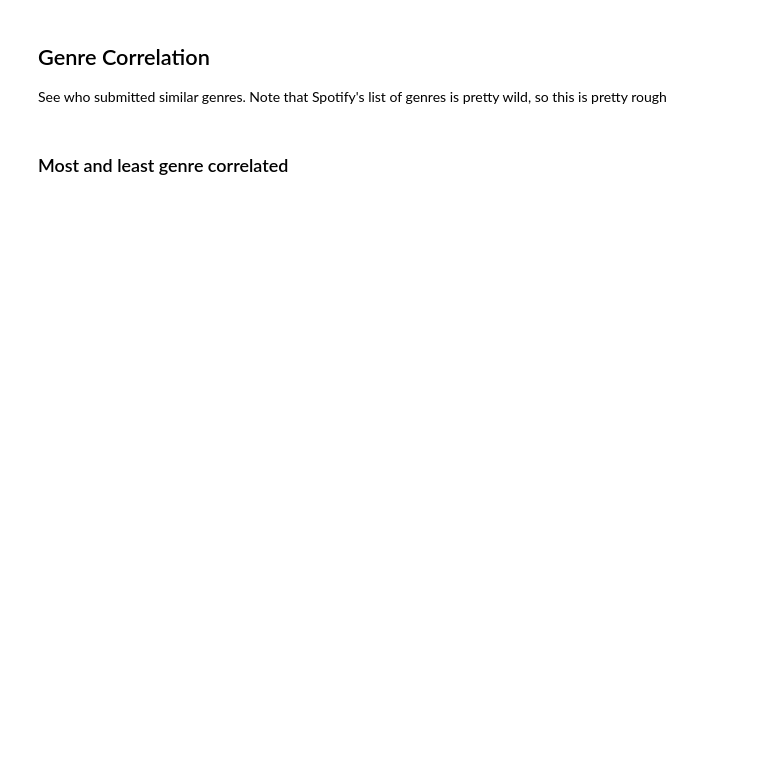
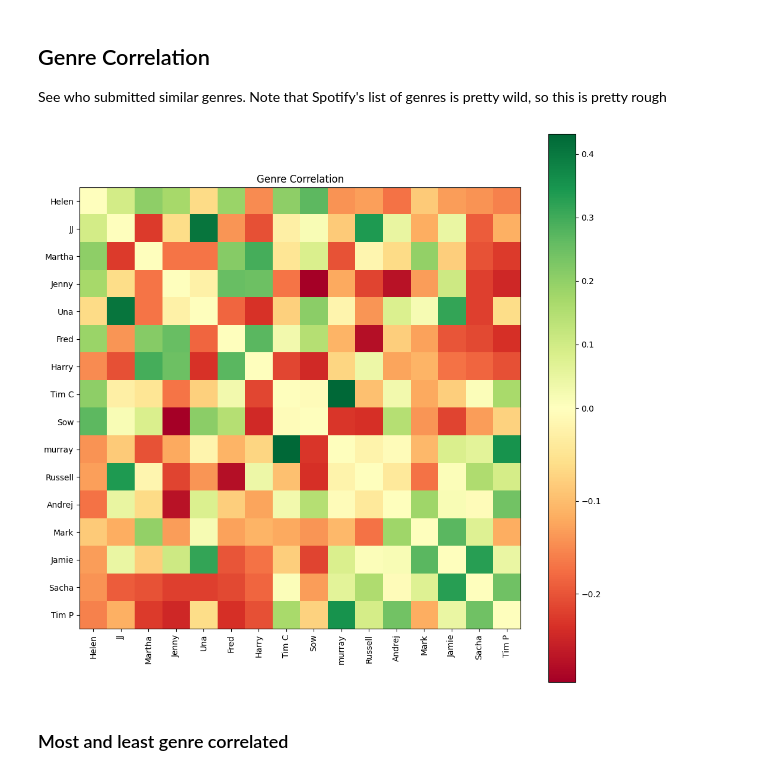
Before and after one commit to fred-cook/music-league-graphs, a Jupyter notebook: music_league_graphs/stats.ipynb, the cells around one changed output. Drawn from its saved outputs; the diff is of its cells as text; code cells hidden in the pictures; blank space fills up the shorter version.

```diff
--- a/music_league_graphs/stats.ipynb
+++ b/music_league_graphs/stats.ipynb
@@ -29,7 +29,7 @@ translator = {
     "Victoria Whitehead": "Victoria",
     "Andrej Zacharenkov": "Andrej",
     "fred": "Fred",
-    "Jenny": "Jenny B",
+    "Jenny": "Jenny",
     "Tim            :)": "Tim P",
     "Mel Shallcrass": "Mel",
     "Jamie England": "Jamie",
@@ -52,7 +52,9 @@ translator = {
 
 if translator is not None:
         df = df.replace(translator)
+        comment_df = comment_df.replace(translator)
         df = df.rename(mapper=translator, axis=1)
+        comment_df = comment_df.rename(mapper=translator, axis=1)
         names = list(set(translator.values()).intersection(set(df.keys())))
 # %%
 try:
@@ -221,35 +328,37 @@ for submitter in winning_order:
     unique_genres |= set(reduce(add, df[df.submitter == submitter]["genres"])).difference(rest)
 
 all_genres = list({genre for genres in df.genres for genre in genres}.difference(unique_genres))
 
-x = df.groupby("submitter")["genres"].apply(lambda x: reduce(add, x)).reindex(winning_order).map(set)
+winning_order_lowercase = df.groupby("submitter")["genres"].apply(lambda x: reduce(add, x)).reindex(winning_order).map(set)
 
 genre_matrix = np.zeros((len(winning_order), len(all_genres)))
 
-for i, genres in enumerate(x.values):
+for i, genres in enumerate(winning_order_lowercase.values):
     for j, genre in enumerate(all_genres):
         if genre in genres:
             genre_matrix[i][j] = 1.0
 
 voting_matrix = np.corrcoef(genre_matrix)
 np.fill_diagonal(voting_matrix, 0.0)
 
 fig, ax = plt.subplots(figsize=(12,12))
 
 cmap=LinearSegmentedColormap.from_list('rg',["r", "w", "g"], N=256)
 norm = TwoSlopeNorm(vmin=np.min(voting_matrix),
                         vcenter=0,
                         vmax=np.max(voting_matrix))
 
 plt.imshow(voting_matrix, cmap='RdYlGn', norm=norm, interpolation='nearest')
 plt.xticks(np.arange(len(winning_order)), winning_order, rotation='vertical')
 plt.yticks(np.arange(len(winning_order)), winning_order)
 plt.title("Genre Correlation")
 
 
 cbar = plt.colorbar()
 
 plt.show()
+# %% [output]
+[figure, added]
 # %% [markdown]
 ### Most and least genre correlated
 # %%
```
Also changed, not shown: parts of 32 cells of this notebook, 1 other file.
